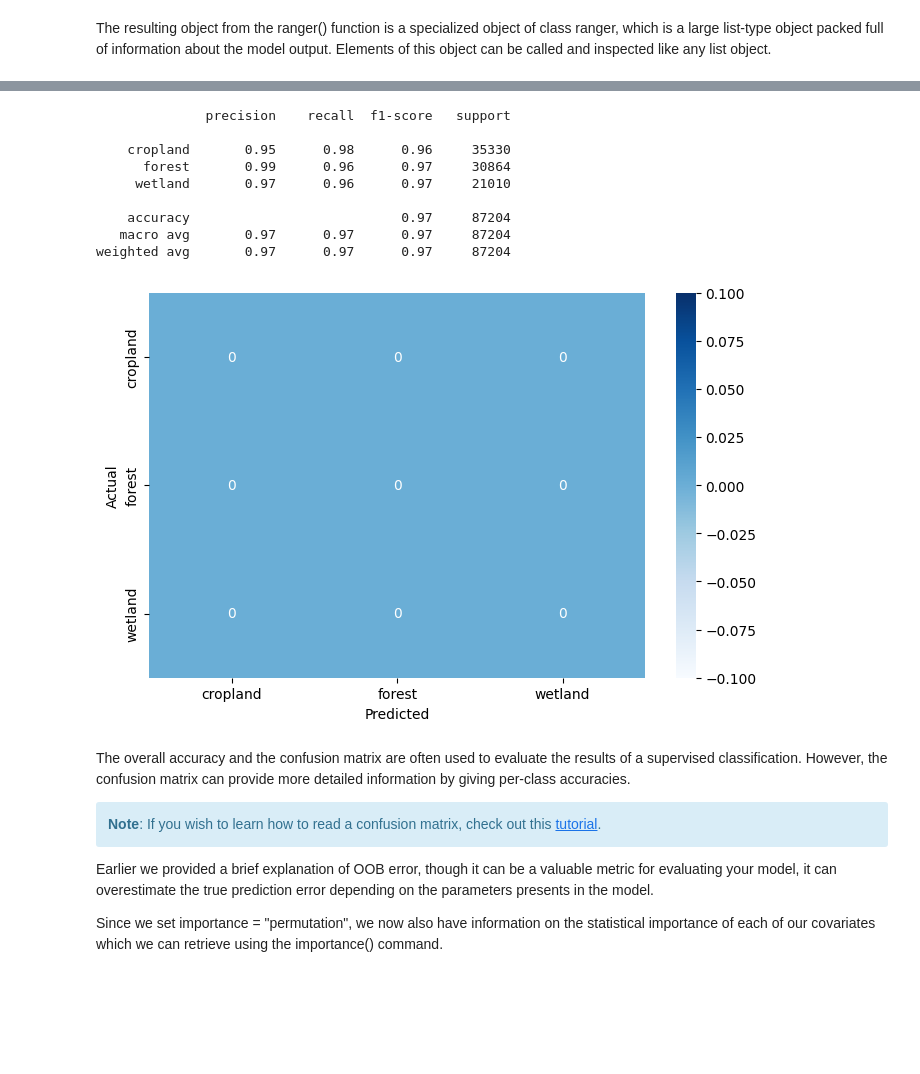
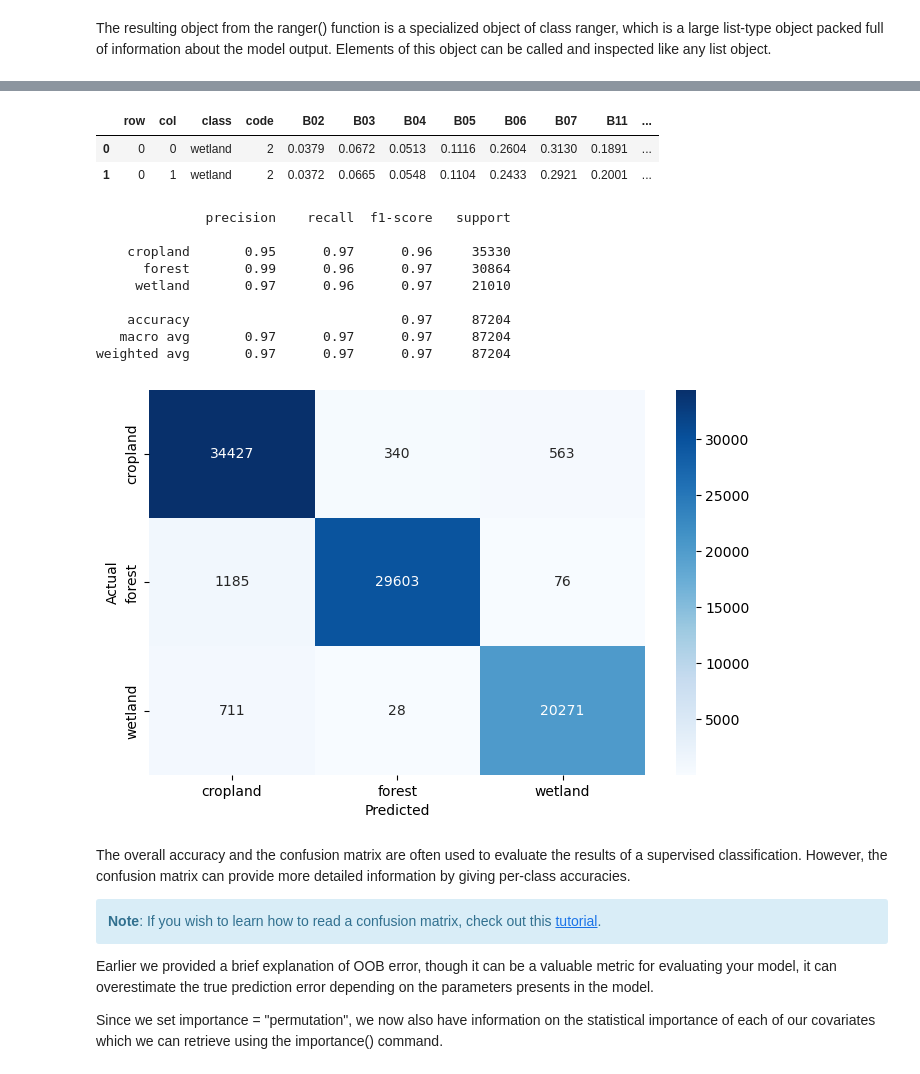
Before and after one commit to amrirasyidi/AdvancedRasterAnalysis, a Jupyter notebook: python/notebook.ipynb, the cells around one changed output, grey strips where cells are left out. Drawn from its saved outputs; the diff is of its cells as text; code cells hidden in the pictures; blank space fills up the shorter version.

```diff
--- a/python/notebook.ipynb
+++ b/python/notebook.ipynb
@@ -585,11 +586,12 @@ LOL
 # %% [markdown]
 We can see from these distributions that these covariates may do well in classifying forest pixels, but we may expect some confusion between cropland and wetland (although the individual bands may help to separate these classes). You can save the training data using the ~~write.csv()~~ command, in case something goes wrong after this point and you need to start over again.
 # %%
-out_name = 'final_gdf.gpkg'
-if not os.path.exists(PYTHON_DATA_DIR / out_name):
+training_out_name = 'final_training_label_gdf.gpkg'
+if not os.path.exists(PYTHON_DATA_DIR / training_out_name):
     print('saving....')
-    final_gdf.to_file(PYTHON_DATA_DIR / out_name, driver='GPKG')
-    print(f'saved to {PYTHON_DATA_DIR / out_name}')
+    training_label.to_file(PYTHON_DATA_DIR / training_out_name, driver='GPKG')
+    print(f'saved to {PYTHON_DATA_DIR / training_out_name}')
 else:
-    print(f'{PYTHON_DATA_DIR / out_name} already exists, reading the file...')
-    final_gdf = gpd.read_file(PYTHON_DATA_DIR / out_name)
+    print(f'{PYTHON_DATA_DIR / training_out_name} already exists,\nreading the file...')
+    training_label = gpd.read_file(PYTHON_DATA_DIR / training_out_name)
+    new_band_names = gewata_with_ndvi.band.values.tolist()
@@ -604,8 +609,8 @@ Covariates (x) are found in ~~columns 1 to 10 of trainingData~~. Training classe
 RANDOM_SEED = 42
 
 # Separate features and target variable
-X = final_gdf[new_band_names]  # Assuming the last column is the target
-y = final_gdf['class']
+X = training_label[new_band_names]  # Assuming the last column is the target
+y = training_label['class']
 
 # Initialize the RandomForestClassifier
 modelRF = RandomForestClassifier(
@@ -642,26 +647,53 @@ Overall Accuracy: 0.9666758405577726
+# %%
+training_label.head(2)
+# %% [output]
+|  | row | col | class | code | B02 | B03 | B04 | B05 | B06 | B07 | B11 | ... |
+| 0 | 0 | 0 | wetland | 2 | 0.0379 | 0.0672 | 0.0513 | 0.1116 | 0.2604 | 0.3130 | 0.1891 | ... |
+| 1 | 0 | 1 | wetland | 2 | 0.0372 | 0.0665 | 0.0548 | 0.1104 | 0.2433 | 0.2921 | 0.2001 | ... |
 # %%
 # Inspect the confusion matrix of the OOB error assessment
 oob_predictions = modelRF.oob_decision_function_
 predicted_classes = oob_predictions.argmax(axis=1)
 predicted_labels = [modelRF.classes_[i] for i in predicted_classes]
 
-# cm = confusion_matrix(y, predicted_classes, labels=modelRF.classes_)
-# print("Confusion Matrix:")
-# cm
+encoder = LabelEncoder()
+y_encoded = encoder.fit_transform(y)  # This will convert categories to numbers
 
+cm = confusion_matrix(
+    y_encoded,
+    predicted_classes,
+    # labels=modelRF.classes_
+    )
 
-metrics_score(modelRF, y, predicted_classes)
+print(classification_report(
+    y_encoded,
+    predicted_classes,
+    target_names=modelRF.classes_.tolist()
+    ))
+
+plt.figure(figsize=(8,5))
+sns.heatmap(
+    cm,
+    annot=True,
+    fmt='g',
+    xticklabels=modelRF.classes_,
+    yticklabels=modelRF.classes_,
+    cmap='Blues',
+)
+plt.ylabel('Actual')
+plt.xlabel('Predicted')
+plt.show()
 # %% [output]
               precision    recall  f1-score   support
 
-    cropland       0.95      0.98      0.96     35330
+    cropland       0.95      0.97      0.96     35330
       forest       0.99      0.96      0.97     30864
      wetland       0.97      0.96      0.97     21010
 
     accuracy                           0.97     87204
    macro avg       0.97      0.97      0.97     87204
 weighted avg       0.97      0.97      0.97     87204
-[figure, old version]
+[figure, new version]
 # %% [markdown]
 The overall accuracy and the confusion matrix are often used to evaluate the results of a supervised classification. However, the confusion matrix can provide more detailed information by giving per-class accuracies.
 
```
Also changed, not shown: parts of 35 cells of this notebook.
